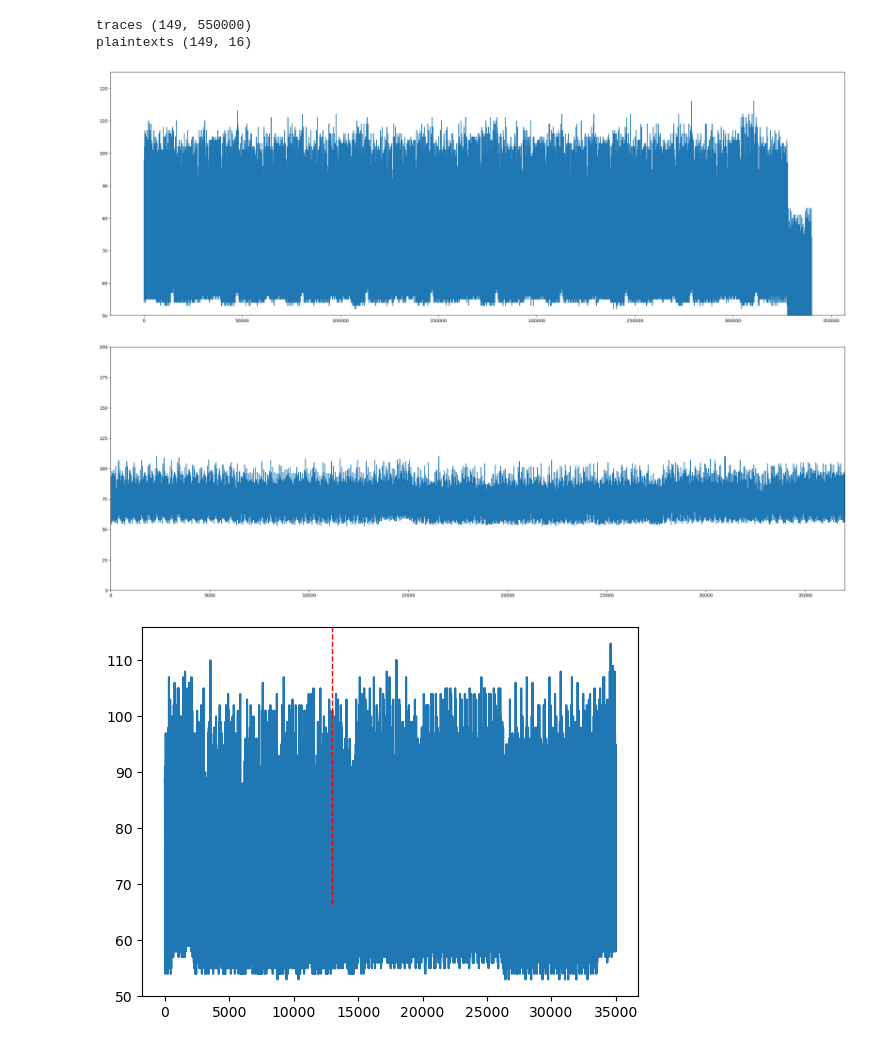
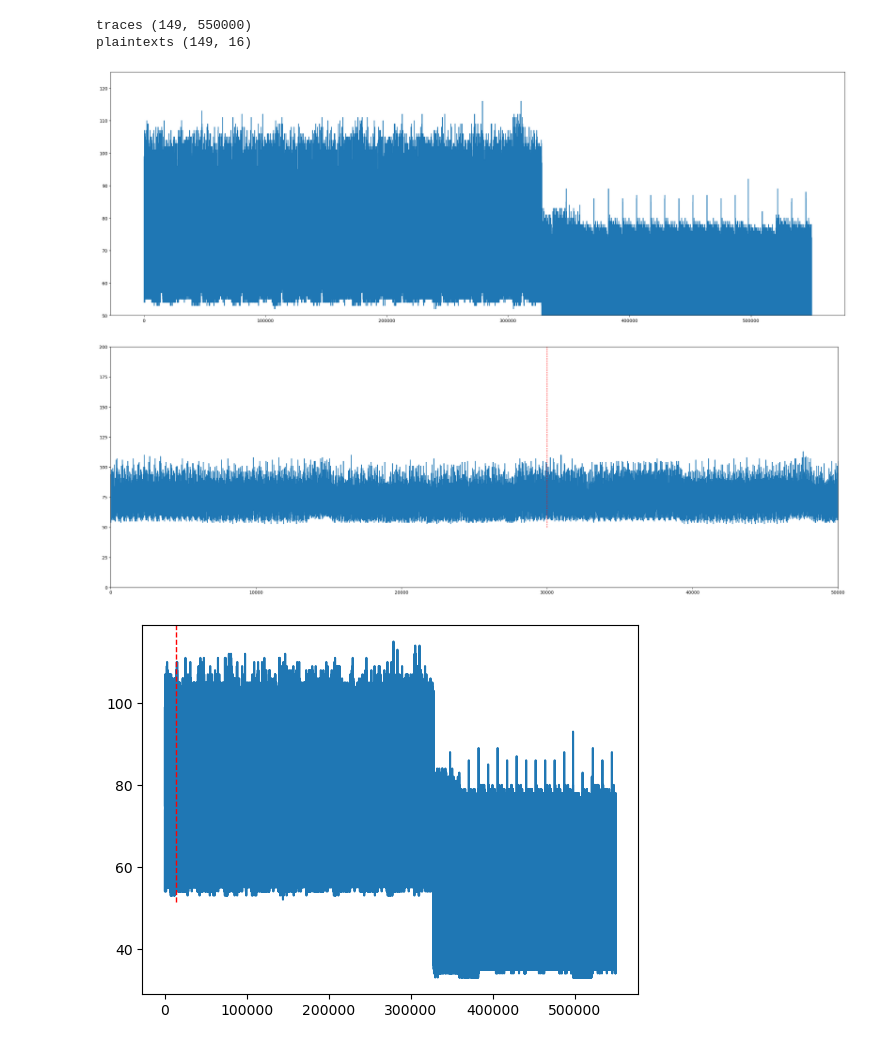
Before and after one commit to sutthilak/labs, a Jupyter notebook: CPA.ipynb, the cells around one changed output. Cells and saved outputs as stored; diff of their text form; code cells hidden in the pictures.

```diff
--- a/CPA.ipynb
+++ b/CPA.ipynb
@@ -133,10 +133,10 @@ print("plaintexts", plaintexts.shape)
 #E.g. let's make up some numbers. If the leakage window starts at x = 123456
 #and the window ends at x = 246912 you set start and stop to those values
 #respectively
-#start =45200
+start =45200
 start=0
-#stop = traces.shape[1]
-stop = 340000
+stop = traces.shape[1]
+#stop = 340000
 traces = traces[:, start:stop]
 #TODO:
 #plot one of the power traces.
@@ -160,8 +160,10 @@ plt.show()
 fig2 = plt.figure(figsize=(30,10))
 plt.plot(traces[2])
 plt.ylim(0,200)
-plt.xlim(0,37000)
-
+plt.xlim(0,50000)
+plt.axvline(x = 30000, ymin = 0.25, ymax = 2,
+            linewidth = 1, linestyle ="--",
+            color ='red')
 plt.show()
 
 
@@ -179,21 +181,21 @@ plt.show()
 # %% [output]
 traces (149, 550000)
 plaintexts (149, 16)
-[figure, old version]
+[figure, new version]
-[figure, old version]
+[figure, new version]
 # %%
 
 
-plt.plot(traces[2])
+plt.plot(traces[99])
 
 # Drawing vertical line from 25 %
 # of the y-axis length to 75 %
 # And also changing the linestyle
 plt.axvline(x = 13000, ymin = 0.25, ymax = 2,
             linewidth = 1, linestyle ="--",
             color ='red')
 
 plt.show()
 # %% [output]
-[figure, old version]
+[figure, new version]
 # %%
```
Also changed, not shown: parts of 5 cells of this notebook.
